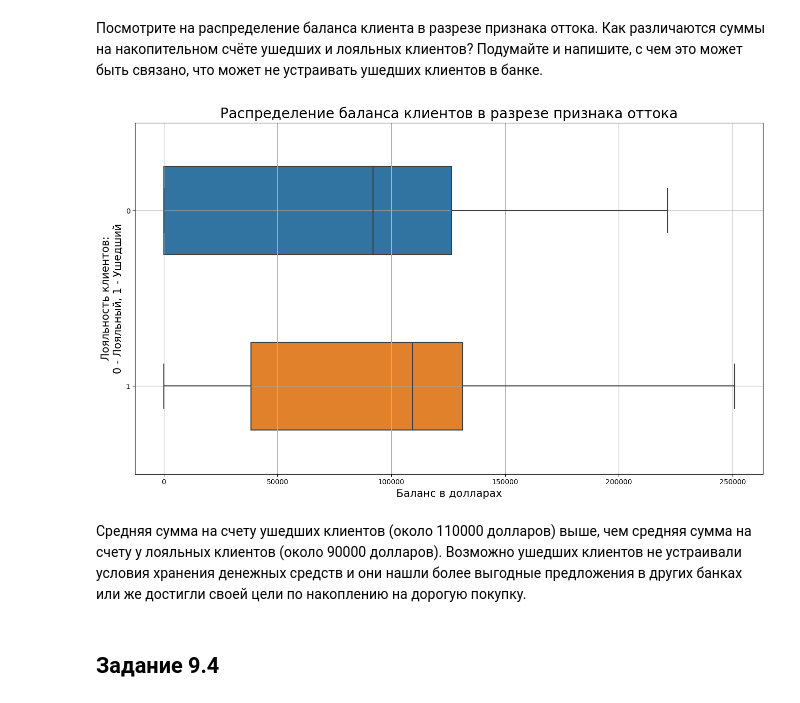
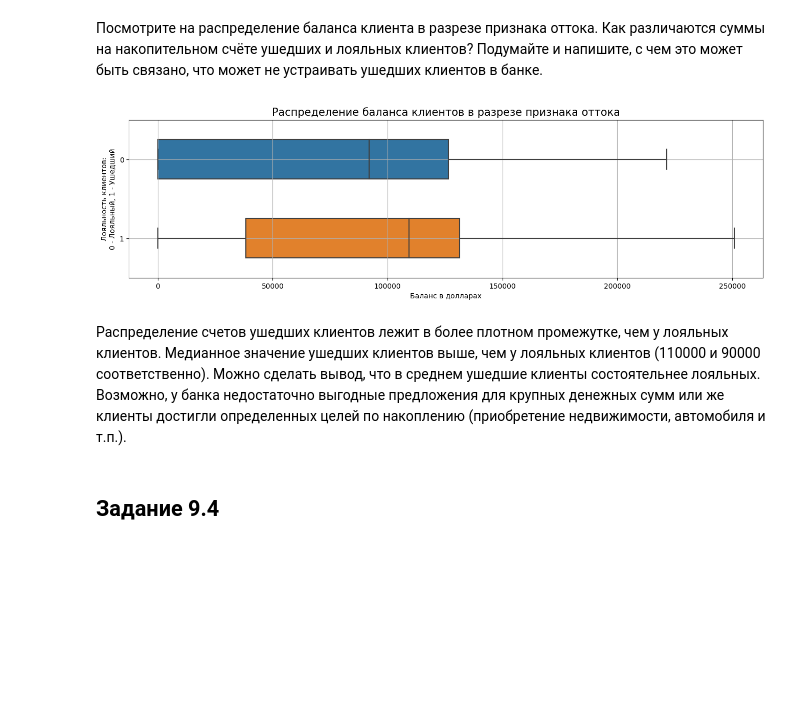
Before and after one commit to an-petruhin/Python_13_9, a Jupyter notebook: Python_13_9.ipynb, the cells around one changed output. Cells and saved outputs as stored; diff of their text form; code cells hidden in the pictures; blank space fills up the shorter version.

```diff
--- a/Python_13_9.ipynb
+++ b/Python_13_9.ipynb
@@ -7,4 +7,5 @@ import numpy as np
 import plotly
 import plotly.express as px
 # %%
-df = pd.read_csv('D:\Программирование\Data Science\Обучение\Python_13_9\churn.csv')
+df = pd.read_csv('churn.csv')
+df = df.drop(['RowNumber'], axis=1)
@@ -72,26 +69,26 @@ hist_balance.grid()
 # %% [markdown]
 Посмотрите на распределение баланса клиента в разрезе признака оттока. Как различаются суммы на накопительном счёте ушедших и лояльных клиентов? Подумайте и напишите, с чем это может быть связано, что может не устраивать ушедших клиентов в банке.
 # %%
-fig_box = plt.figure(figsize=(16, 9))
+fig_box = plt.figure(figsize=(16, 4))
 
 
 box_plot = sns.boxplot(
     data=df,
     y='Exited',
     x='Balance',
     orient='h',
     width=0.5
 );
 
-box_plot.set_title('Распределение баланса клиентов в разрезе признака оттока', fontsize=20);
-box_plot.set_xlabel('Баланс в долларах', fontsize=15);
+box_plot.set_title('Распределение баланса клиентов в разрезе признака оттока', fontsize=15);
+box_plot.set_xlabel('Баланс в долларах', fontsize=10);
 box_plot.set_ylabel('''Лояльность клиентов:
-0 - Лояльный, 1 - Ушедший''', fontsize=15, loc='center');
+0 - Лояльный, 1 - Ушедший''', fontsize=10, loc='center');
 box_plot.grid()
 # %% [output]
-[figure, old version]
+[figure, new version]
-# %% [markdown]
-Средняя сумма на счету ушедших клиентов (около 110000 долларов) выше, чем средняя сумма на счету у лояльных клиентов (около 90000 долларов). Возможно ушедших клиентов не устраивали условия хранения денежных средств и они нашли более выгодные предложения в других банках или же достигли своей цели по накоплению на дорогую покупку.
+# %% [markdown]
+Распределение счетов ушедших клиентов лежит в более плотном промежутке, чем у лояльных клиентов. Медианное значение ушедших клиентов выше, чем у лояльных клиентов (110000 и 90000 соответственно). Можно сделать вывод, что в среднем ушедшие клиенты состоятельнее лояльных. Возможно, у банка недостаточно выгодные предложения для крупных денежных сумм или же клиенты достигли определенных целей по накоплению (приобретение недвижимости, автомобиля и т.п.).
 # %% [markdown]
 ## Задание 9.4
 # %% [markdown]
```
Also changed, not shown: parts of 25 cells of this notebook.
